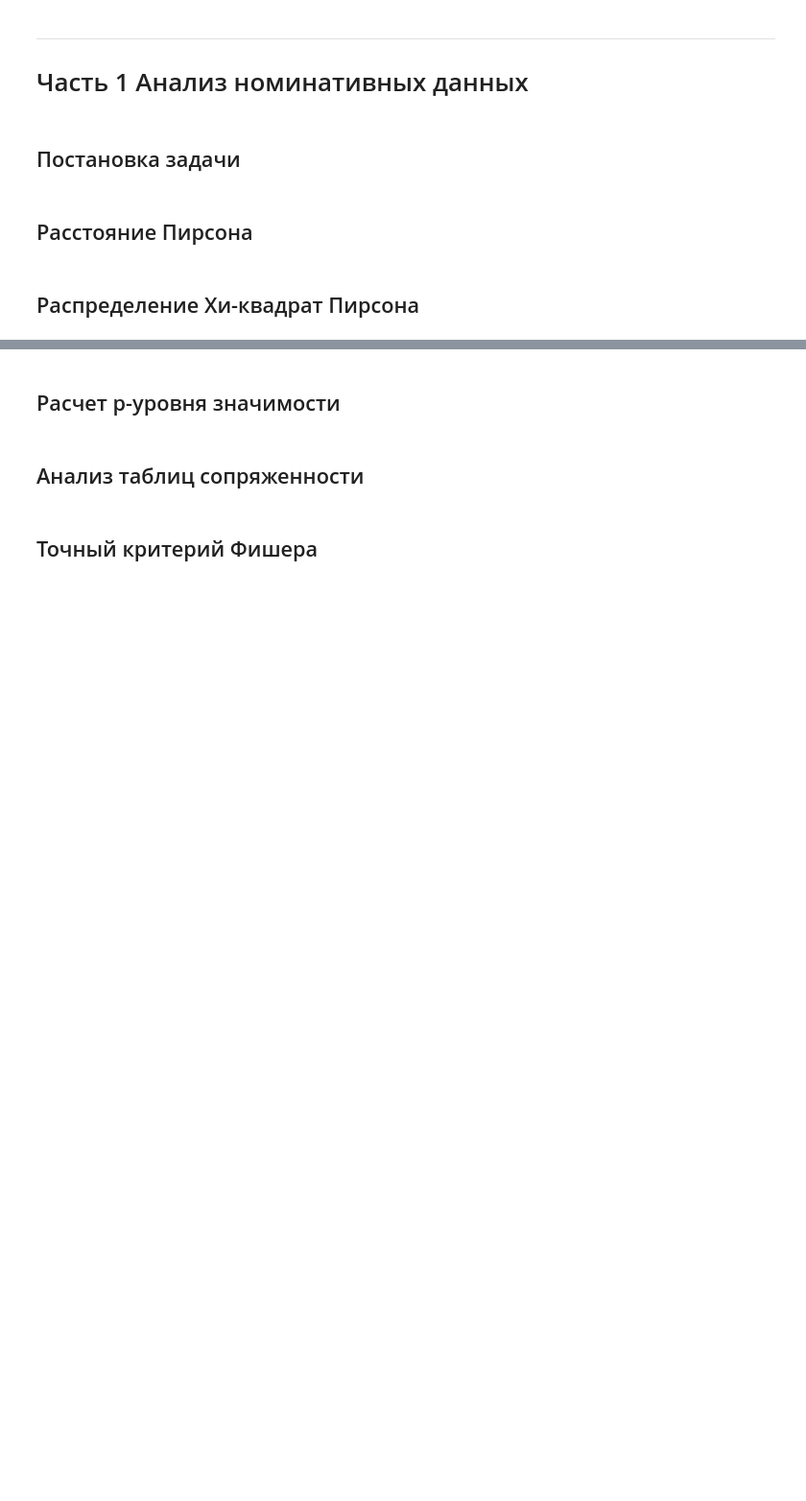
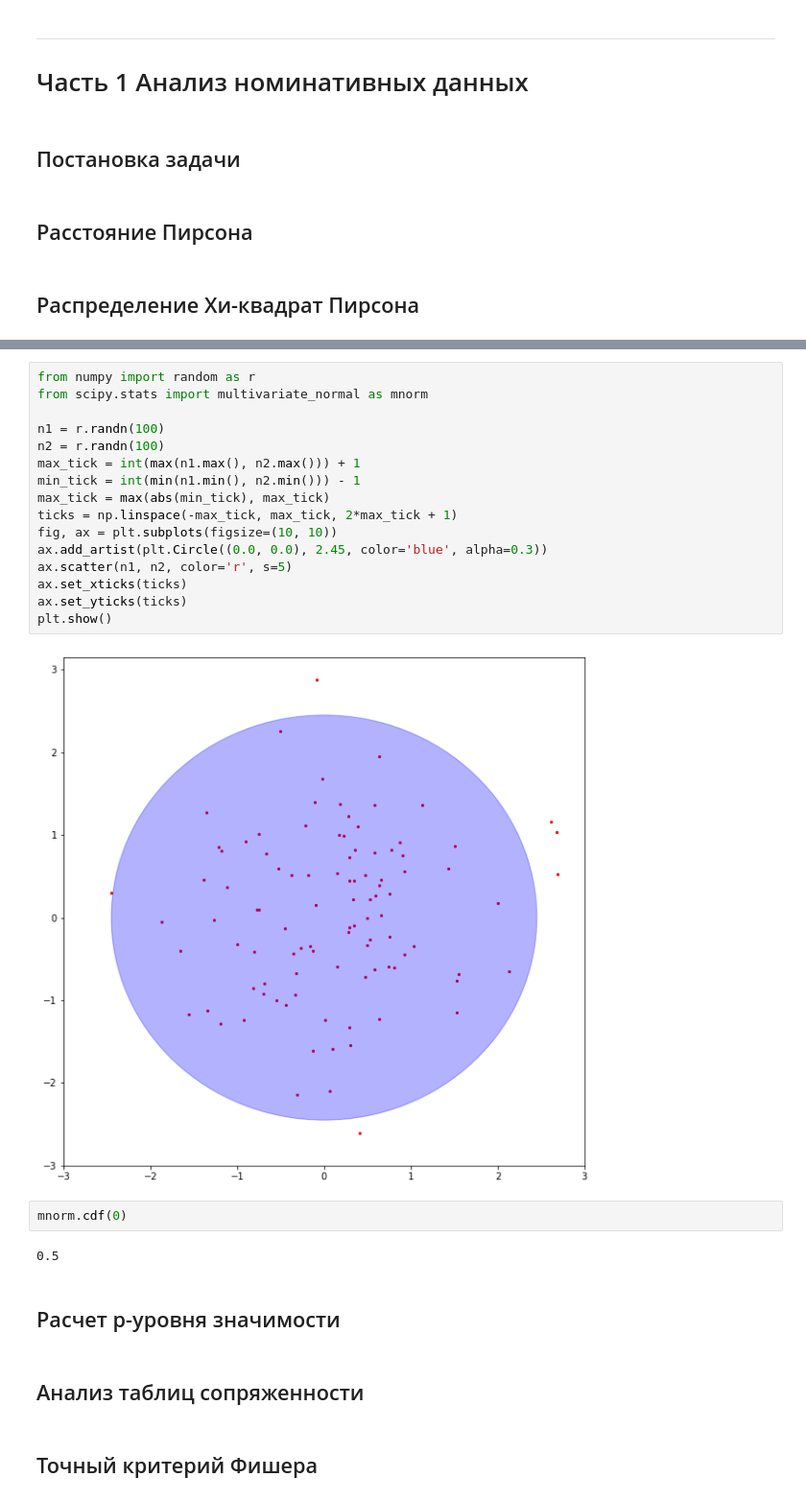
Before and after one commit to KlukvaMors/basic_stat, a Jupyter notebook: basic_stat_2.ipynb, the cells around one changed output, grey strips where cells are left out. Shown at 96% size. Cells and saved outputs as stored; diff of their text form; blank space fills up the shorter version.

```diff
--- a/basic_stat_2.ipynb
+++ b/basic_stat_2.ipynb
@@ -62,3 +75,25 @@
+# %%
+from numpy import random as r
+from scipy.stats import multivariate_normal as mnorm
+
+n1 = r.randn(100)
+n2 = r.randn(100)
+max_tick = int(max(n1.max(), n2.max())) + 1
+min_tick = int(min(n1.min(), n2.min())) - 1
+max_tick = max(abs(min_tick), max_tick)
+ticks = np.linspace(-max_tick, max_tick, 2*max_tick + 1)
+fig, ax = plt.subplots(figsize=(10, 10))
+ax.add_artist(plt.Circle((0.0, 0.0), 2.45, color='blue', alpha=0.3))
+ax.scatter(n1, n2, color='r', s=5)
+ax.set_xticks(ticks)
+ax.set_yticks(ticks)
+plt.show()
+# %% [output]
+[figure, added]
+# %%
+mnorm.cdf(0)
+# %% [output]
+0.5
 # %% [markdown]
 ## Расчет p-уровня значимости
 # %% [markdown]
```
Also changed, not shown: parts of 1 cell of this notebook.
